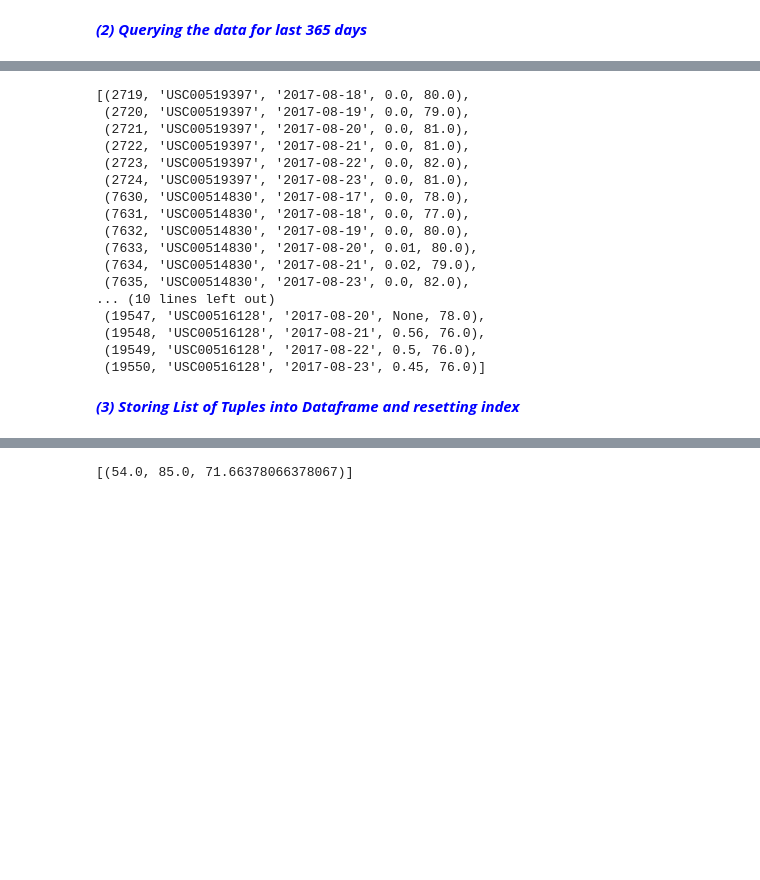
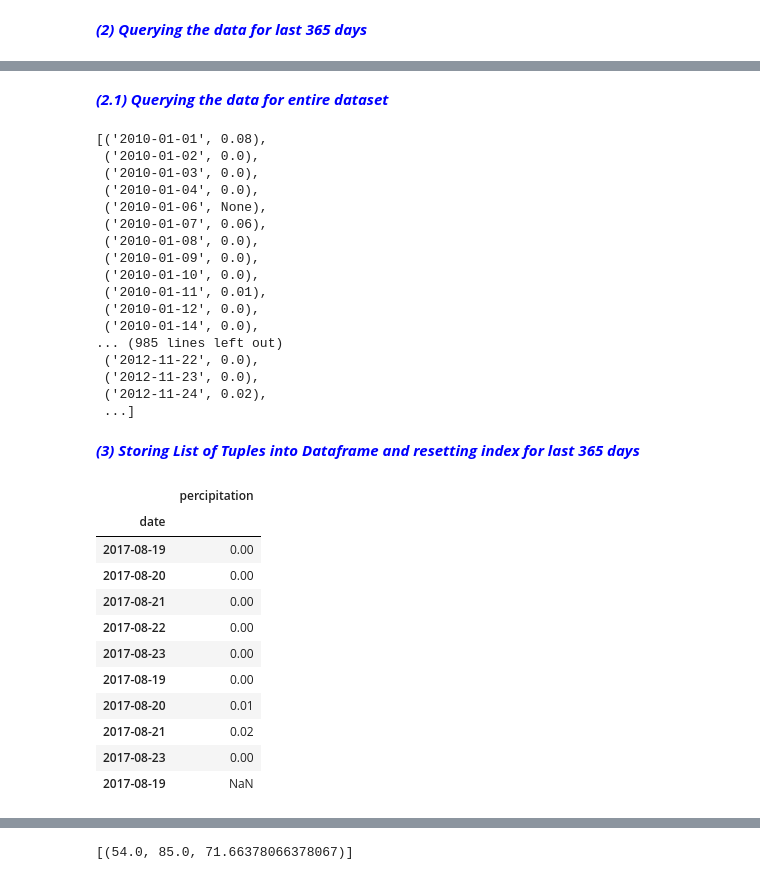
Before and after one commit to xaskoiking/HW_11_Advanced-Data-Storage-and-Retrieval, a Jupyter notebook: climate_starter.ipynb, the cells around one changed output, grey strips where cells are left out. Cells and saved outputs as stored; diff of their text form; code cells hidden in the pictures; blank space fills up the shorter version.

```diff
--- a/climate_starter.ipynb
+++ b/climate_starter.ipynb
@@ -121,2 +119,8 @@ lastYearSameDay
 # %% [markdown]
 <b><font color='blue'>_(2) Querying the data for last 365 days_</font>
+# %%
+# Perform a query to retrieve the date and precipitation scores
+measurementData365 = session.query(Measurement.date,
+              Measurement.prcp ).\
+             filter(Measurement.date > getRequestedDate(365) ).all()
+measurementData365
@@ -123,26 +146,48 @@ lastYearSameDay
+# %% [markdown]
+<b><font color='blue'>_(2.1) Querying the data for entire dataset_</font>
 # %%
-# Perform a query to retrieve the data and precipitation scores
-measurementData = session.query(Measurement.id, Measurement.station,Measurement.date,
-              Measurement.prcp, Measurement.tobs ).\
-             filter(Measurement.date > lastYearSameDay ).all()
+# Perform a query to retrieve the date and precipitation scores
+measurementData = session.query(Measurement.date,
+              Measurement.prcp).all()
 measurementData
 # %% [output]
-[(2719, 'USC00519397', '2017-08-18', 0.0, 80.0),
- (2720, 'USC00519397', '2017-08-19', 0.0, 79.0),
- (2721, 'USC00519397', '2017-08-20', 0.0, 81.0),
- (2722, 'USC00519397', '2017-08-21', 0.0, 81.0),
- (2723, 'USC00519397', '2017-08-22', 0.0, 82.0),
- (2724, 'USC00519397', '2017-08-23', 0.0, 81.0),
- (7630, 'USC00514830', '2017-08-17', 0.0, 78.0),
- (7631, 'USC00514830', '2017-08-18', 0.0, 77.0),
- (7632, 'USC00514830', '2017-08-19', 0.0, 80.0),
- (7633, 'USC00514830', '2017-08-20', 0.01, 80.0),
- (7634, 'USC00514830', '2017-08-21', 0.02, 79.0),
- (7635, 'USC00514830', '2017-08-23', 0.0, 82.0),
-... (10 lines left out)
- (19547, 'USC00516128', '2017-08-20', None, 78.0),
- (19548, 'USC00516128', '2017-08-21', 0.56, 76.0),
- (19549, 'USC00516128', '2017-08-22', 0.5, 76.0),
- (19550, 'USC00516128', '2017-08-23', 0.45, 76.0)]
+[('2010-01-01', 0.08),
+ ('2010-01-02', 0.0),
+ ('2010-01-03', 0.0),
+ ('2010-01-04', 0.0),
+ ('2010-01-06', None),
+ ('2010-01-07', 0.06),
+ ('2010-01-08', 0.0),
+ ('2010-01-09', 0.0),
+ ('2010-01-10', 0.0),
+ ('2010-01-11', 0.01),
+ ('2010-01-12', 0.0),
+ ('2010-01-14', 0.0),
+... (985 lines left out)
+ ('2012-11-22', 0.0),
+ ('2012-11-23', 0.0),
+ ('2012-11-24', 0.02),
+ ...]
 # %% [markdown]
-<b><font color='blue'>_(3) Storing List of Tuples into Dataframe and resetting index_</font>
+<b><font color='blue'>_(3) Storing List of Tuples into Dataframe and resetting index for last 365 days_</font>
+# %%
+# Save the query results as a Pandas DataFrame and set the index to the date column
+df365 = pd.DataFrame(measurementData365, columns=['date', 'percipitation'])
+df365 = df365.set_index('date')
+
+##Sort the dataframe by date
+df365.sort_index()
+df365.head(10)
+# %% [output]
+|  | percipitation |
+| date |  |
+| 2017-08-19 | 0.00 |
+| 2017-08-20 | 0.00 |
+| 2017-08-21 | 0.00 |
+| 2017-08-22 | 0.00 |
+| 2017-08-23 | 0.00 |
+| 2017-08-19 | 0.00 |
+| 2017-08-20 | 0.01 |
+| 2017-08-21 | 0.02 |
+| 2017-08-23 | 0.00 |
+| 2017-08-19 | NaN |
```
Also changed, not shown: parts of 22 cells of this notebook.
